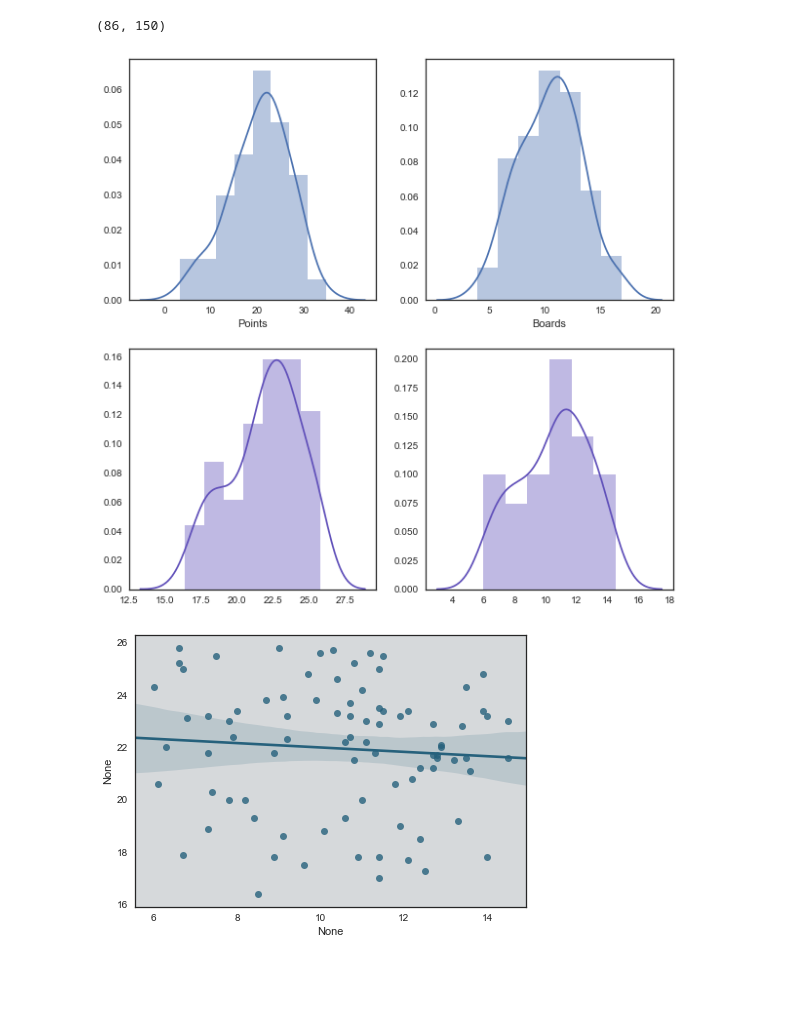
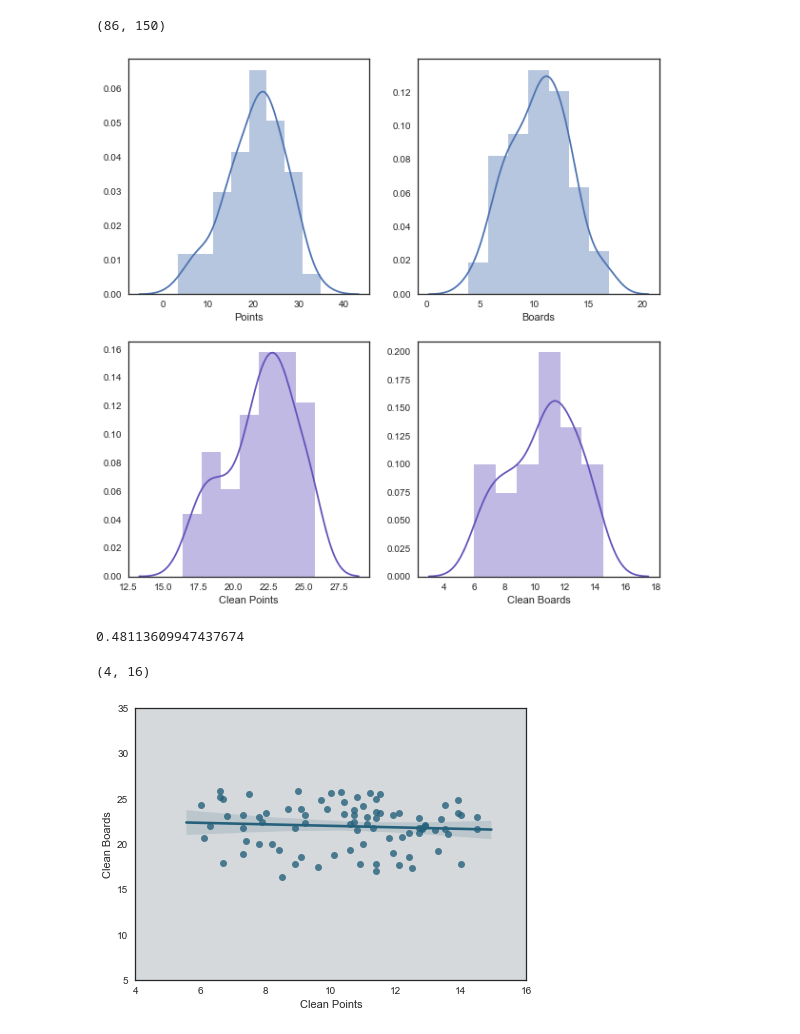
Before and after one commit to dacrands/BasketballRegression, a Jupyter notebook: BasketballIRegressionAnalysis.ipynb, the cells around one changed output. Saved outputs shown, nothing was run; the diff lists cells and outputs as text; code cells hidden in the pictures; blank space fills up the shorter version.

```diff
--- a/BasketballIRegressionAnalysis.ipynb
+++ b/BasketballIRegressionAnalysis.ipynb
@@ -125,14 +126,3 @@ print("points M: ",pointsMean)
 # %% [output]
 boards M:  10.5537974684
 points M:  21.1455696203
-# %%
-sampleSize = len(points)
-numN = sampleSize * (sampleSize+1) * (sampleSize-1)
-denN = (sampleSize-2) * (sampleSize-3)
-numMoment = 0
-denMoment = 0
-for i in points:
-    numMoment += i**4 - pointsMean**4
-    denMoment += (i**2 - pointsMean**2) ** 2
-
-sampleK = numN/denN * numMoment/denMoment
@@ -312,8 +312,8 @@ ci_inter_lower, ci_inter_upper
 # %% [markdown]
 Looks like we need clean the data a bit
 # %%
-stats = main_frame.describe()
-stats
+main_stats = main_frame.describe()
+main_stats
 # %% [output]
 |  | AST | PTS | TRB | Age |
 | count | 158.000000 | 158.000000 | 158.000000 | 150.00000 |
@@ -325,31 +325,46 @@ stats
 | 75% | 3.900000 | 25.600000 | 12.100000 | 35.00000 |
 | max | 6.000000 | 34.800000 | 16.900000 | 41.00000 |
 # %%
-points_sd = stats['PTS']['std']
-points_sd = stats['TRB']['std']
+points_sd = main_stats['PTS']['std']
+points_sd = main_stats['TRB']['std']
 # %%
 # create new list
 # outlier will be 2 SD from mean
 cleanPoints = [i for i in points if i < pointsMean+(2*points_sd) and i > pointsMean-(2*points_sd)]
 cleanBoards = [i for i in boards if i < boardsMean+(2*points_sd) and i > boardsMean-(2*points_sd)]
+
+cleanBoards = pd.Series(cleanBoards, name= "Clean Boards")
+cleanPoints = pd.Series(cleanPoints, name= "Clean Points")
 # %%
 len(cleanPoints), len(cleanBoards)
 # %% [output]
 (86, 150)
 # %%
-f, ((ax1, ax2), (ax3, ax4)) = plt.subplots(2, 2, figsize=(10,10))
-point_dist = sns.distplot(points[:85], label="Points",ax=ax1 )
-boards_dist = sns.distplot(boards[:85], label="Boards", ax=ax2)
-clean_points_plot = sns.distplot(cleanPoints[:85], color="#6151ba", label="cleanPoints",ax=ax3)
-clean_boards_plot = sns.distplot(cleanBoards[:85], color="#6151ba" , label="cleanBoards",ax=ax4)
+fig, ((ax1, ax2), (ax3, ax4)) = plt.subplots(2, 2, figsize=(10,10))
+
+point_hist = sns.distplot(points[:85], label="Points",ax=ax1 )
+boards_hist = sns.distplot(boards[:85], label="Boards", ax=ax2)
+
+clean_points_hist = sns.distplot(cleanPoints[:85], color="#6151ba", label="cleanPoints",ax=ax3)
+clean_boards_hist = sns.distplot(cleanBoards[:85], color="#6151ba" , label="cleanBoards",ax=ax4)
 # %% [output]
-[figure, old version]
+[figure, new version]
+# %%
+clean_slope, clean_intercept, clean_r_value, clean_p_value, clean_std_err = stats.linregress(cleanBoards[:85], cleanPoints[:85])
+
+p_value
+# %% [output]
+0.48113609947437674
 # %%
-f, ax = plt.subplots(figsize = (7,5))
+fig, ax = plt.subplots(figsize = (7,5))
 
 ax.set_facecolor('#d6d9db')
 ax = sns.regplot(x=pd.Series(cleanBoards[:85]),
                  y=pd.Series(cleanPoints[:85]),
                  color="#26617c")
+ax.set(xlabel='Clean Points', ylabel='Clean Boards')
+ax.set_ylim(5, 35)
+ax.set_xlim(4, 16)
 # %% [output]
+(4, 16)
-[figure, old version]
+[figure, new version]
```
Also changed, not shown: parts of 17 cells of this notebook.
